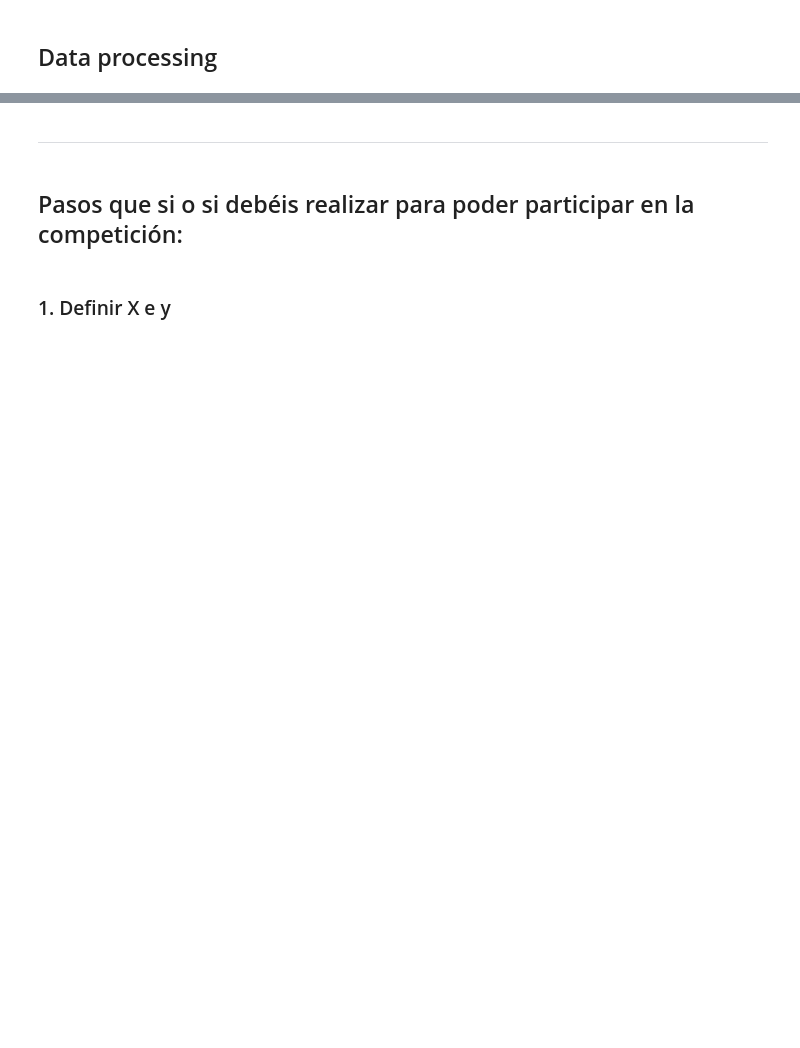
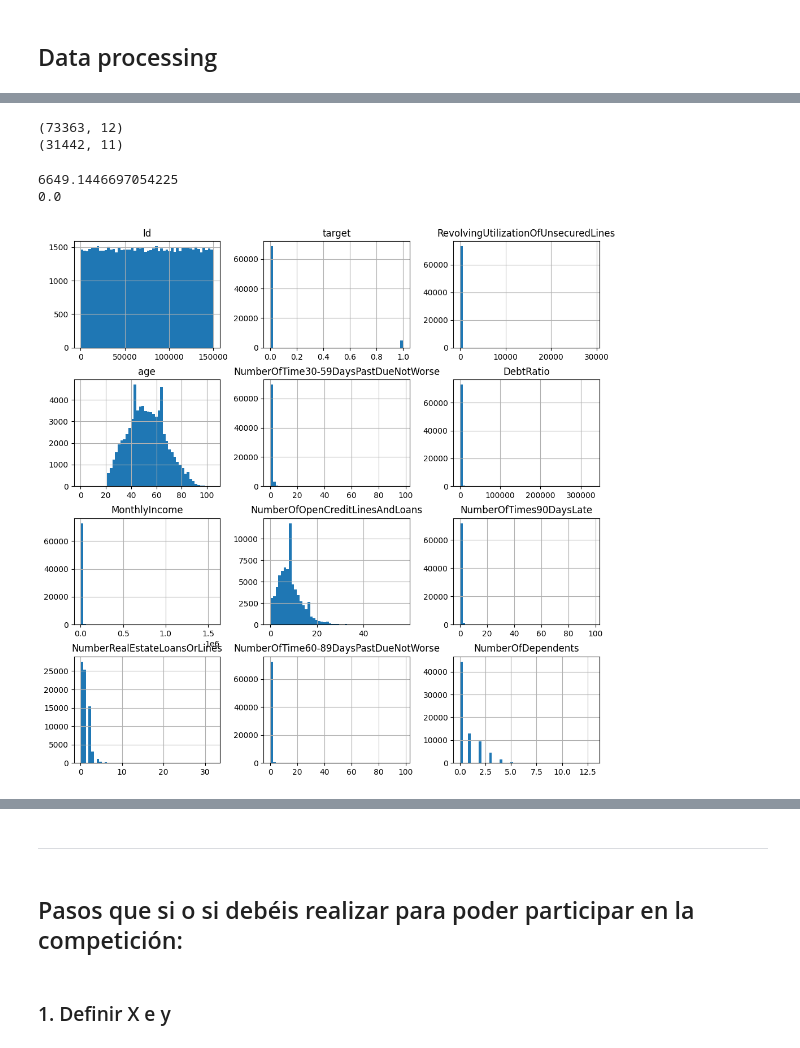
Before and after one commit to LMXCC79/DS_PT_09_2023, a Jupyter notebook: Machine_Learning/1-Supervisado/2-Classification/Kaggle2/Kaggle_Ayuda_j.ipynb, the cells around one changed output, grey strips where cells are left out. Drawn from its saved outputs; the diff is of its cells as text; code cells hidden in the pictures; blank space fills up the shorter version.

```diff
--- a/Machine_Learning/1-Supervisado/2-Classification/Kaggle2/Kaggle_Ayuda_j.ipynb
+++ b/Machine_Learning/1-Supervisado/2-Classification/Kaggle2/Kaggle_Ayuda_j.ipynb
@@ -65,0 +165,33 @@ Name: count, dtype: int64
+# %%
+print(f'{train.shape}')
+print(f'{test.shape}')
+# %% [output]
+(73363, 12)
+(31442, 11)
+# %%
+# Modificaremos la variable 'age', esta contiene un número y una letra al final, solo dejaremos el número
+
+train['age'] = train ['age'].map (lambda x: x.rstrip('y')).astype(int)
+test['age'] = test ['age'].map (lambda x: x.rstrip('y')).astype(int)
+# %%
+# Este valor de la media y la mediana la guardamos para imputar tambien los NaN de la misma varible en TEST
+media_Montly_I_train = train['MonthlyIncome'].mean()
+print(f'{media_Montly_I_train}')
+mediana_NumberOfDep_train = train['NumberOfDependents'].median()
+print(f'{mediana_NumberOfDep_train}')
+# %% [output]
+6649.1446697054225
+0.0
+# %%
+# Imputamos los NaN de la variable 'MonthlyIncome' y 'NumberOfDependents', asignando el valor de la mediana
+train['MonthlyIncome'] = train['MonthlyIncome'].fillna(value=media_Montly_I_train)
+train['NumberOfDependents'] = train['NumberOfDependents'].fillna(value=mediana_NumberOfDep_train)
+
+#test
+test['MonthlyIncome'] = test['MonthlyIncome'].fillna(value=media_Montly_I_train)
+test['NumberOfDependents'] = test['NumberOfDependents'].fillna(value=mediana_NumberOfDep_train)
+# %%
+train.hist(bins=50, figsize=(12,12))
+plt.show()
+# %% [output]
+[figure, added]
```
Also changed, not shown: parts of 29 cells of this notebook, 1 other file.
